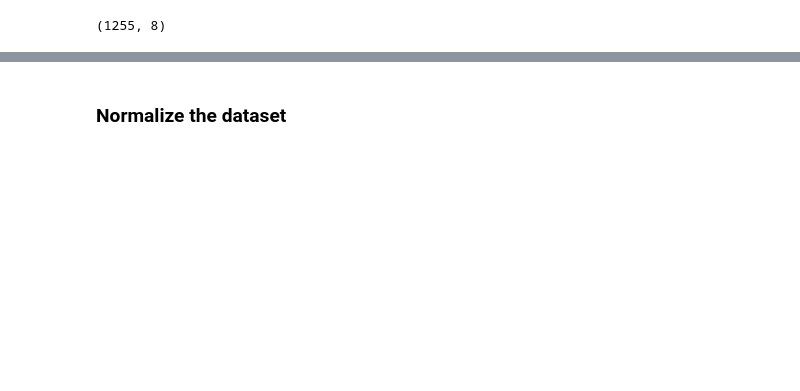
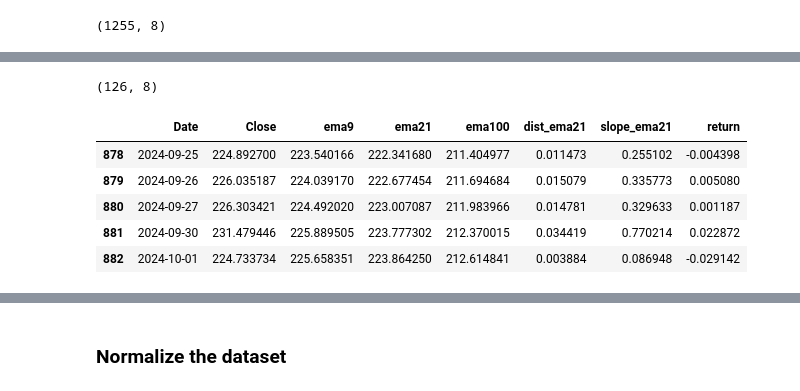
Before and after one commit to garyjli/price-predictor, a Jupyter notebook: LSTM.ipynb, the cells around one changed output, grey strips where cells are left out. Drawn from its saved outputs; the diff is of its cells as text; code cells hidden in the pictures; blank space fills up the shorter version.

```diff
--- a/LSTM.ipynb
+++ b/LSTM.ipynb
@@ -122,3 +125,14 @@ train.head()
+# %%
+print(val.shape)
+val.head()
+# %% [output]
+(126, 8)
+|  | Date | Close | ema9 | ema21 | ema100 | dist_ema21 | slope_ema21 | return |
+| 878 | 2024-09-25 | 224.892700 | 223.540166 | 222.341680 | 211.404977 | 0.011473 | 0.255102 | -0.004398 |
+| 879 | 2024-09-26 | 226.035187 | 224.039170 | 222.677454 | 211.694684 | 0.015079 | 0.335773 | 0.005080 |
+| 880 | 2024-09-27 | 226.303421 | 224.492020 | 223.007087 | 211.983966 | 0.014781 | 0.329633 | 0.001187 |
+| 881 | 2024-09-30 | 231.479446 | 225.889505 | 223.777302 | 212.370015 | 0.034419 | 0.770214 | 0.022872 |
+| 882 | 2024-10-01 | 224.733734 | 225.658351 | 223.864250 | 212.614841 | 0.003884 | 0.086948 | -0.029142 |
 # %%
 print(test.shape)
 test.head()
```
Also changed, not shown: parts of 21 cells of this notebook.
